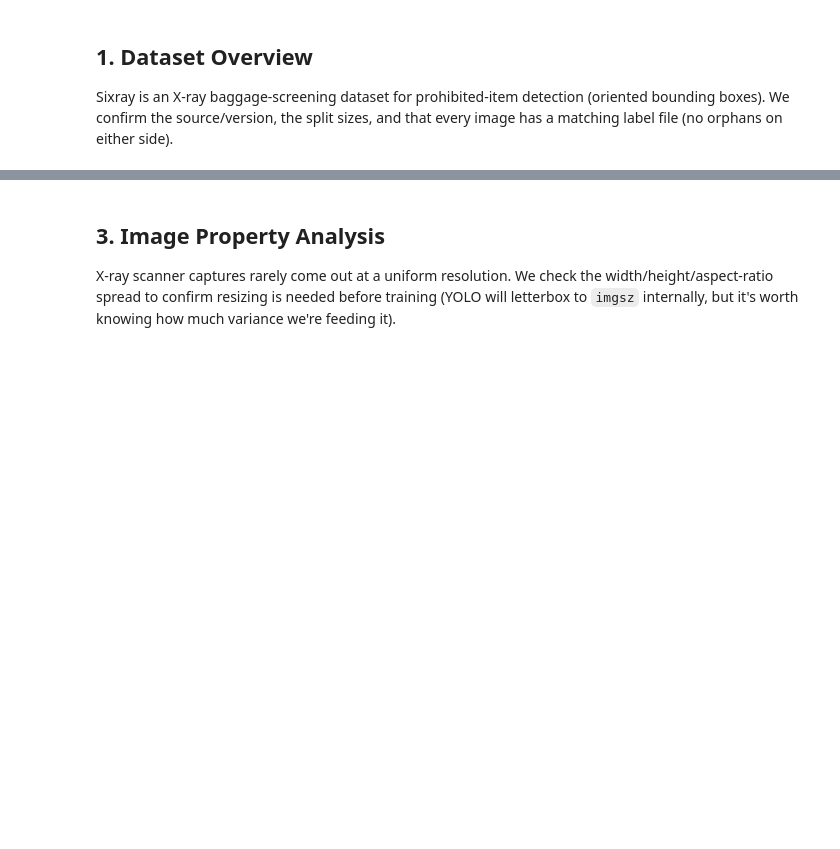
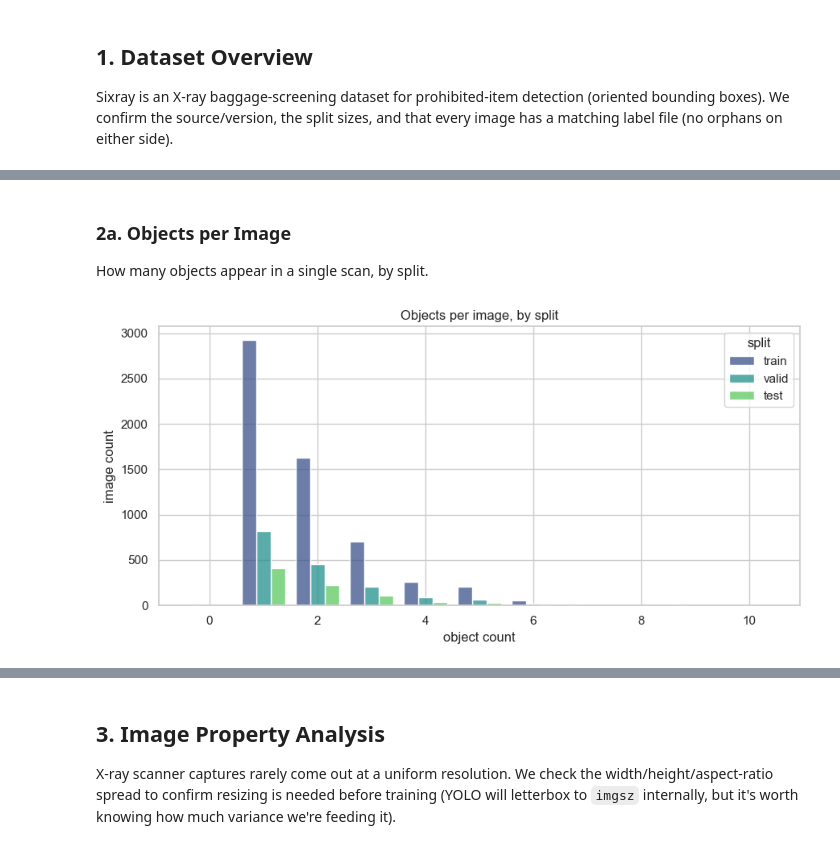
Before and after one commit to khaliddosari/Raqeeb, a Jupyter notebook: EDA.ipynb, the cells around one changed output, grey strips where cells are left out. Saved outputs shown, nothing was run; the diff lists cells and outputs as text; code cells hidden in the pictures; blank space fills up the shorter version.

```diff
--- a/EDA.ipynb
+++ b/EDA.ipynb
@@ -78,8 +109,18 @@ Every label file holds one line per object: `class x1 y1 x2 y2 x3 y3 x4 y4` (nor
 # %%
 def polygon_area(pts):
-    """Shoelace formula for a 4-point polygon in normalized coords."""
     x, y = pts[:, 0], pts[:, 1]
     return 0.5 * abs(np.dot(x, np.roll(y, -1)) - np.dot(y, np.roll(x, -1)))
+
+
+def obb_geometry(pts):
+    center = pts.mean(axis=0)
+    edge1 = pts[1] - pts[0]
+    edge2 = pts[2] - pts[1]
+    len1, len2 = float(np.linalg.norm(edge1)), float(np.linalg.norm(edge2))
+    long_edge = edge1 if len1 >= len2 else edge2
+    angle = float(np.degrees(np.arctan2(long_edge[1], long_edge[0])) % 180)
+    long_side, short_side = max(len1, len2), max(min(len1, len2), 1e-9)
+    return center[0], center[1], long_side, short_side, angle
 
 
 object_rows = []
@@ -102,12 +143,19 @@ for split in SPLITS:
             coords = np.array(parts[1:], dtype=np.float32).reshape(4, 2)
             area = polygon_area(coords)
             out_of_bounds = bool(((coords < -1e-6) | (coords > 1 + 1e-6)).any())
+            cx, cy, long_side, short_side, angle = obb_geometry(coords)
             object_rows.append({
                 "split": split,
                 "stem": stem,
                 "class_id": cls_id,
                 "class_name": CLASS_NAMES[cls_id],
                 "area": area,
+                "center_x": cx,
+                "center_y": cy,
+                "long_side": long_side,
+                "short_side": short_side,
+                "angle_deg": angle,
+                "elongation": long_side / short_side,
                 "degenerate": area < 1e-6 or out_of_bounds,
             })
 
@@ -156,0 +224,17 @@ print(f"Class imbalance ratio (most frequent / least frequent): {imbalance_ratio
+# %% [markdown]
+### 2a. Objects per Image
+
+How many objects appear in a single scan, by split.
+# %%
+fig, ax = plt.subplots(figsize=(9, 4.5))
+sns.histplot(
+    data=images_df, x="n_objects", hue="split", multiple="dodge",
+    discrete=True, shrink=0.8, palette="viridis", ax=ax,
+)
+ax.set_title("Objects per image, by split")
+ax.set_xlabel("object count")
+ax.set_ylabel("image count")
+plt.tight_layout()
+plt.show()
+# %% [output]
+[figure, added]
```
Also changed, not shown: parts of 30 cells of this notebook, 9 other files.
